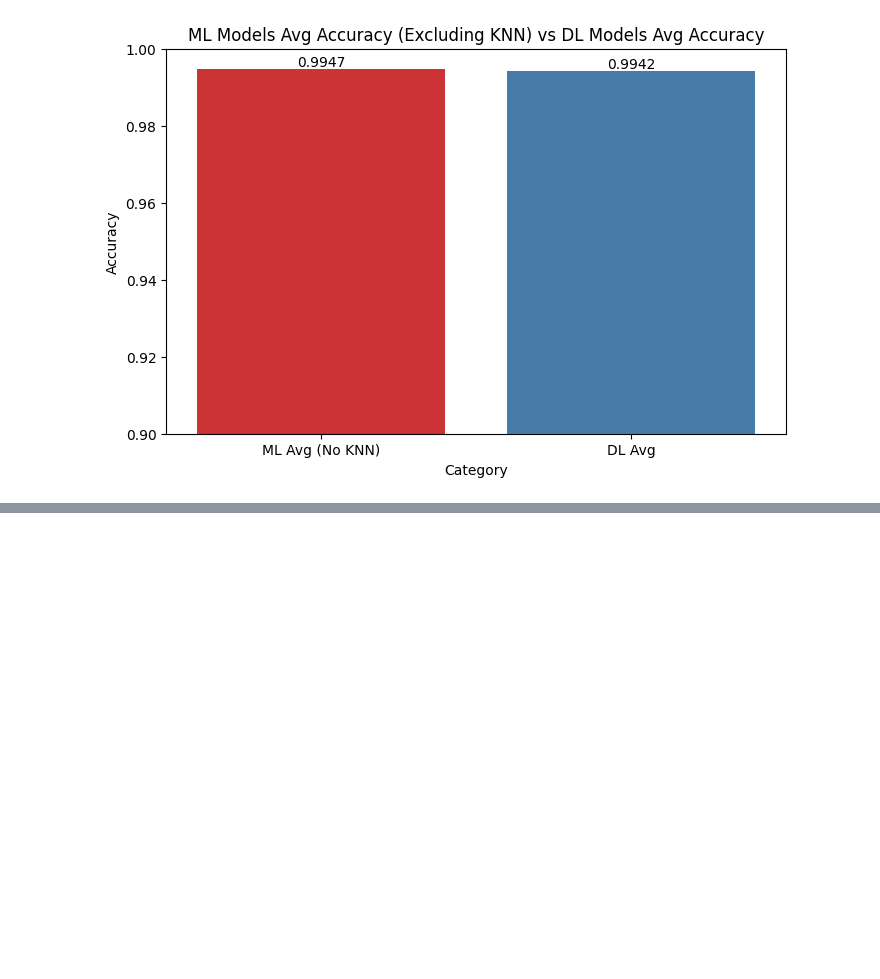
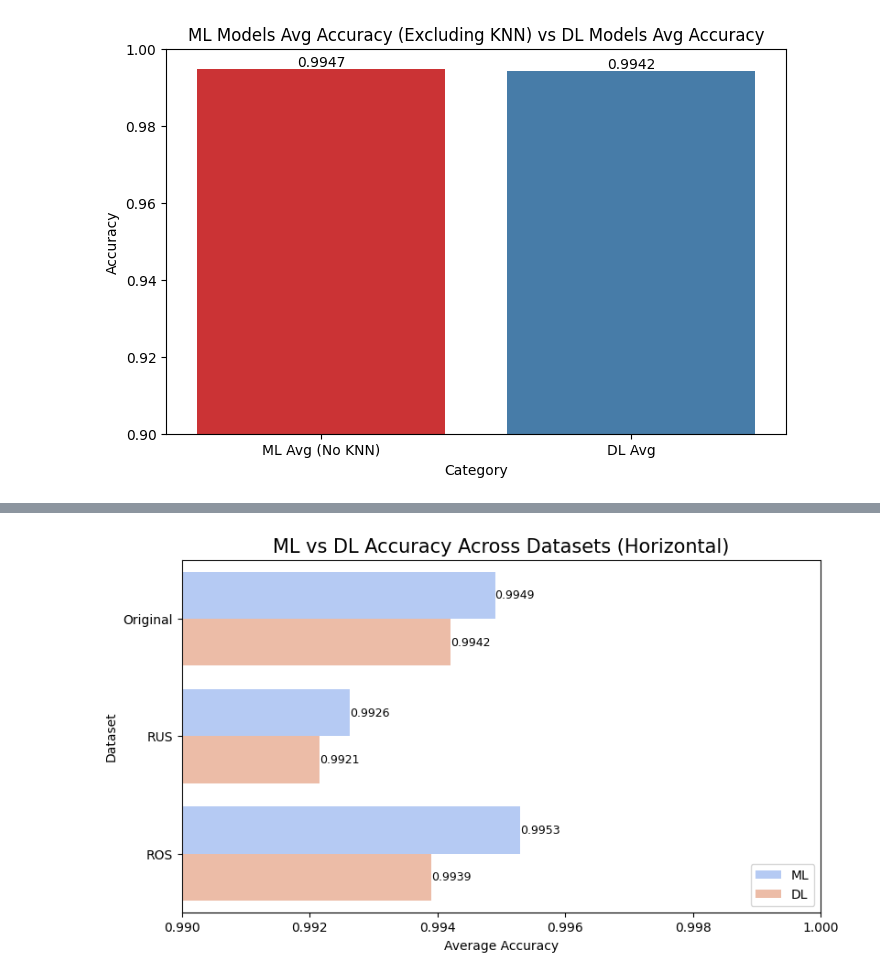
Before and after one commit to yash-sojitra-20/SQLi-Detection-Benchmark, a Jupyter notebook: Visualization/OverAll.ipynb, the cells around one changed output, grey strips where cells are left out. Cells and saved outputs as stored; diff of their text form; code cells hidden in the pictures; blank space fills up the shorter version.

```diff
--- a/Visualization/OverAll.ipynb
+++ b/Visualization/OverAll.ipynb
@@ -426,0 +469,20 @@ plt.show()
+# %%
+plt.figure(figsize=(9,5))
+sns.barplot(data=chart_df2_melt, y="Dataset", x="Accuracy",
+            hue="Model Type", palette="coolwarm", orient="h")
+
+plt.xlim(0.99, 1.0)
+plt.title("ML vs DL Accuracy Across Datasets (Horizontal)", fontsize=15)
+plt.xlabel("Average Accuracy")
+plt.ylabel("Dataset")
+plt.legend(loc="lower right")
+
+# label values
+ax = plt.gca()
+for p in ax.patches:
+    ax.annotate(f"{p.get_width():.4f}",
+                (p.get_x() + p.get_width(), p.get_y()+p.get_height()/2),
+                fontsize=9, va='center')
+plt.show()
+# %% [output]
+[figure, added]
```
Also changed, not shown: parts of 8 cells of this notebook.
